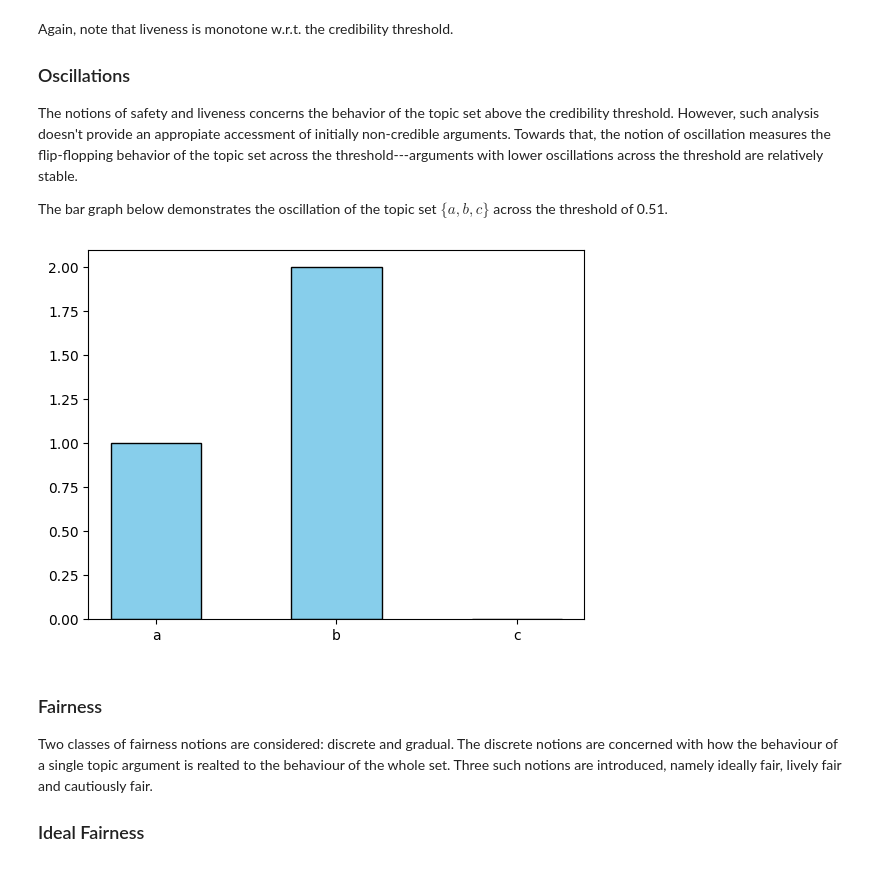
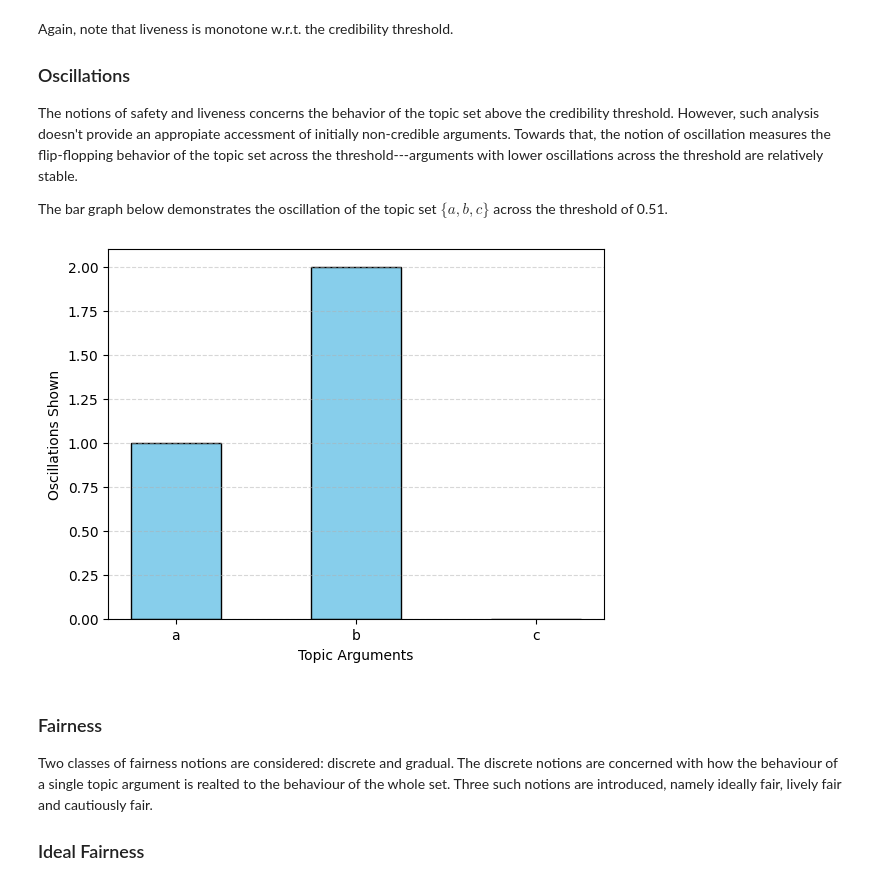
Before and after one commit to TimKam/Quantitative-Bipolar-Argumentation, a Jupyter notebook: qbaf_solf/SOLF_notebook.ipynb, the cells around one changed output. Cells and saved outputs as stored; diff of their text form; code cells hidden in the pictures.

Commit message:
Fixed some typos, improved a few graphs.

```diff
--- a/qbaf_solf/SOLF_notebook.ipynb
+++ b/qbaf_solf/SOLF_notebook.ipynb
@@ -122,18 +121,23 @@ The bar graph below demonstrates the oscillation of the topic set $\{a, b, c\}$
 # %%
 osciallation_data = number_of_oscillations([Q, Q_1, Q_2], ['a', 'b', 'c'], 0.51).items()
 
 x_axis = [x[0] for x in osciallation_data]
 y_axis = [x[1] for x in osciallation_data]
 
 plt.bar(x_axis,
         y_axis,
         edgecolor = 'black',
         width = 0.5,
         color = 'skyblue')
 
+plt.xlabel('Topic Arguments')
+plt.ylabel('Oscillations Shown')
+
+plt.grid(axis='y', linestyle='--', alpha=0.5)
+
 plt.show()
 # %% [output]
-[figure, old version]
+[figure, new version]
 # %% [markdown]
 ### Fairness
 
```
Also changed, not shown: parts of 6 cells of this notebook.
